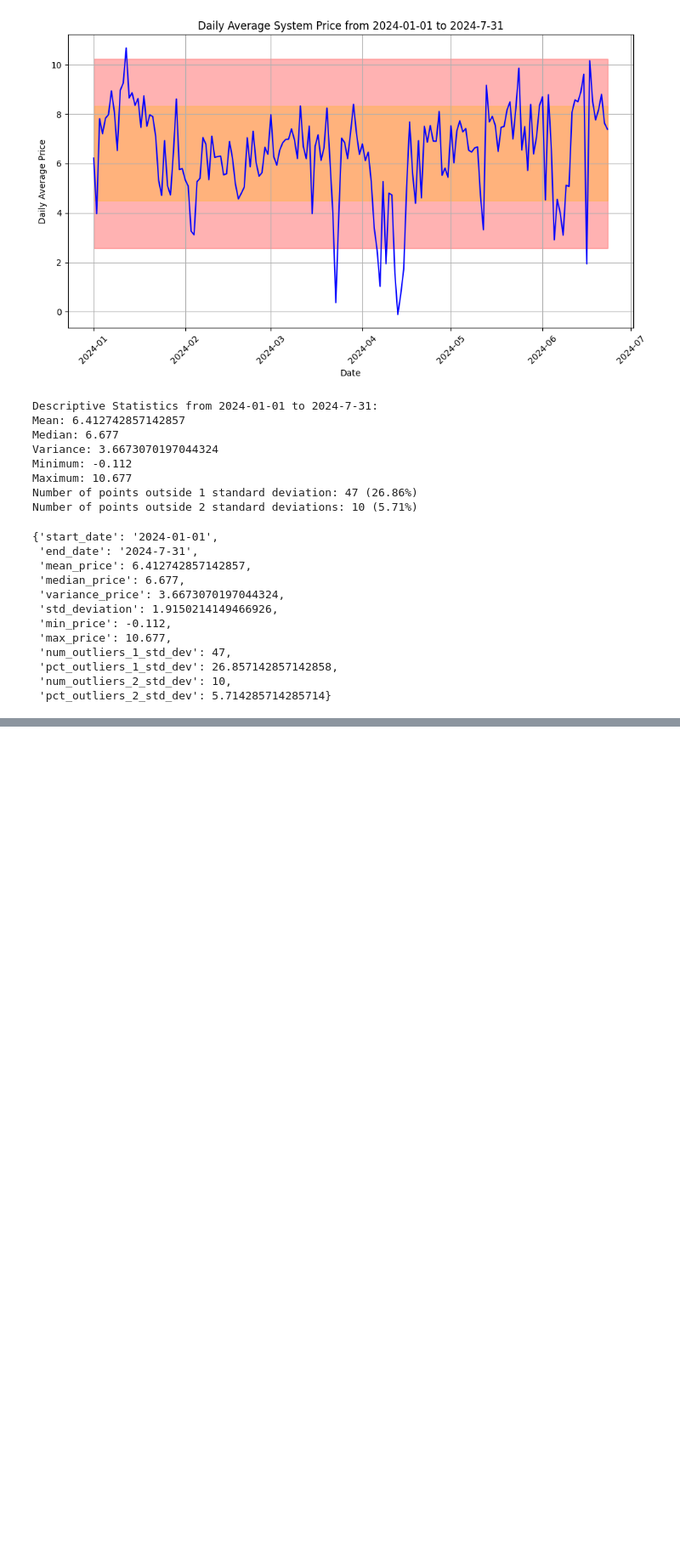
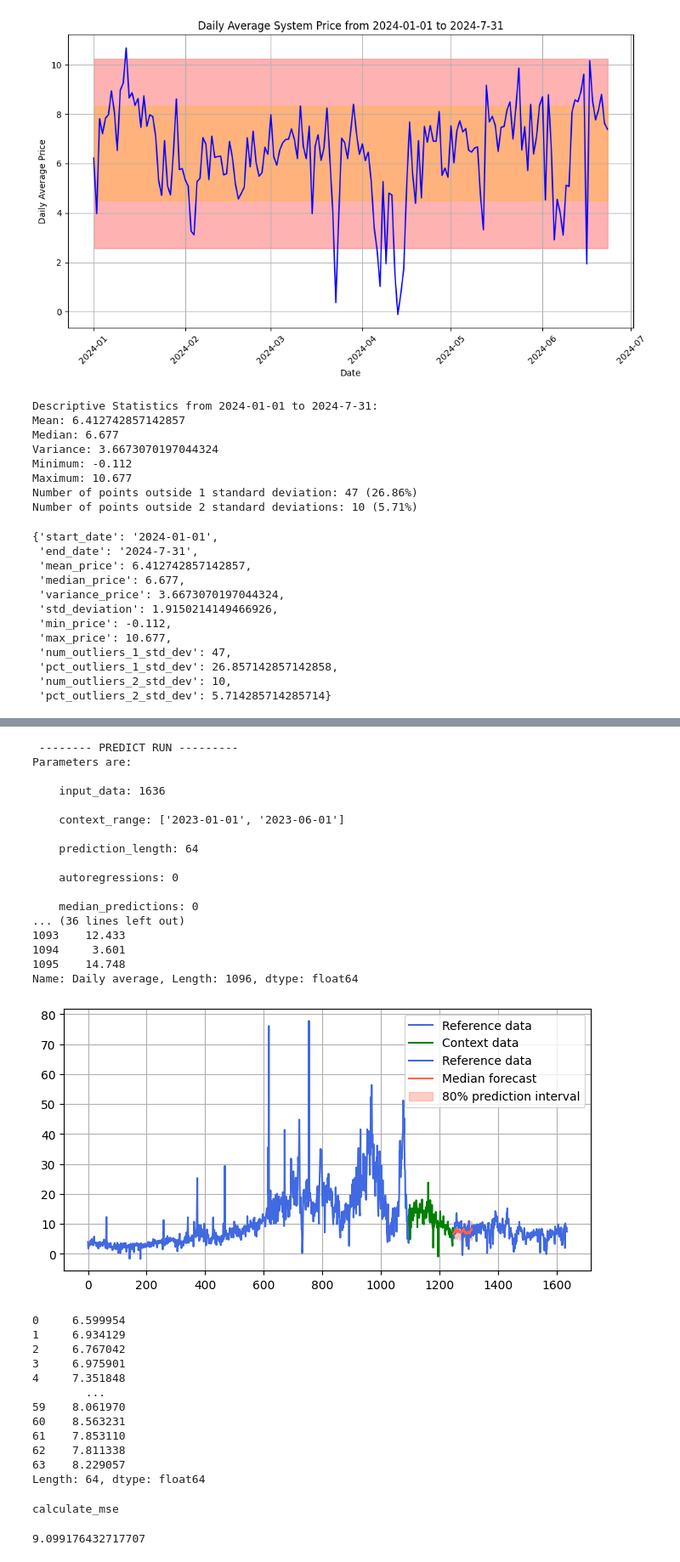
Before and after one commit to williamrodz/llm_for_ts_electricity_prices_forecasting, a Jupyter notebook: system_price.ipynb, the cells around one changed output, grey strips where cells are left out. Shown: that part at 85% size. Drawn from its saved outputs; the diff is of its cells as text; code cells hidden in the pictures; blank space fills up the shorter version.

```diff
--- a/system_price.ipynb
+++ b/system_price.ipynb
@@ -401,9 +300,41 @@ plt.show()
 # %%
 from chronos_wrapper import chronos_predict
 
 chronos_predictions = chronos_predict(
-            df[column],
-            [training_start_index,training_end_index],
+            system_prices,
+            'Daily average',
+            [start,end],
             prediction_length)
 
 chronos_predictions
+# %% [output]
+ -------- PREDICT RUN ---------
+Parameters are:
+
+    input_data: 1636
+
+    context_range: ['2023-01-01', '2023-06-01']
+
+    prediction_length: 64
+
+    autoregressions: 0
+
+    median_predictions: 0
+... (36 lines left out)
+1093    12.433
+1094     3.601
+1095    14.748
+Name: Daily average, Length: 1096, dtype: float64
+[figure, added]
+0     6.599954
+1     6.934129
+2     6.767042
+3     6.975901
+4     7.351848
+        ...
+59    8.061970
+60    8.563231
+61    7.853110
+62    7.811338
+63    8.229057
+Length: 64, dtype: float64
@@ -409,0 +351,5 @@ chronos_predictions
+# %%
+utils.calculate_mse(comparison_values, sarima_predictions)
+# %% [output]
+calculate_mse
+9.099176432717707
```
Also changed, not shown: parts of 9 cells of this notebook, 2 other files.
